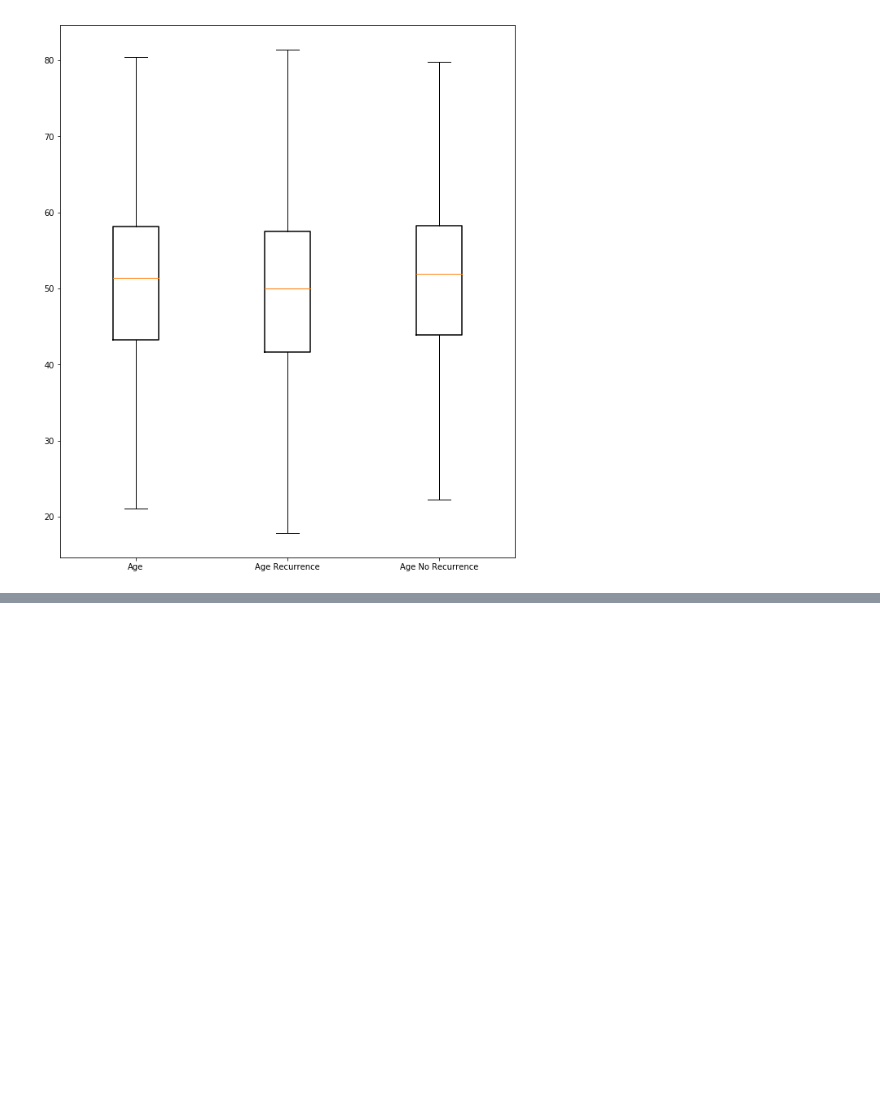
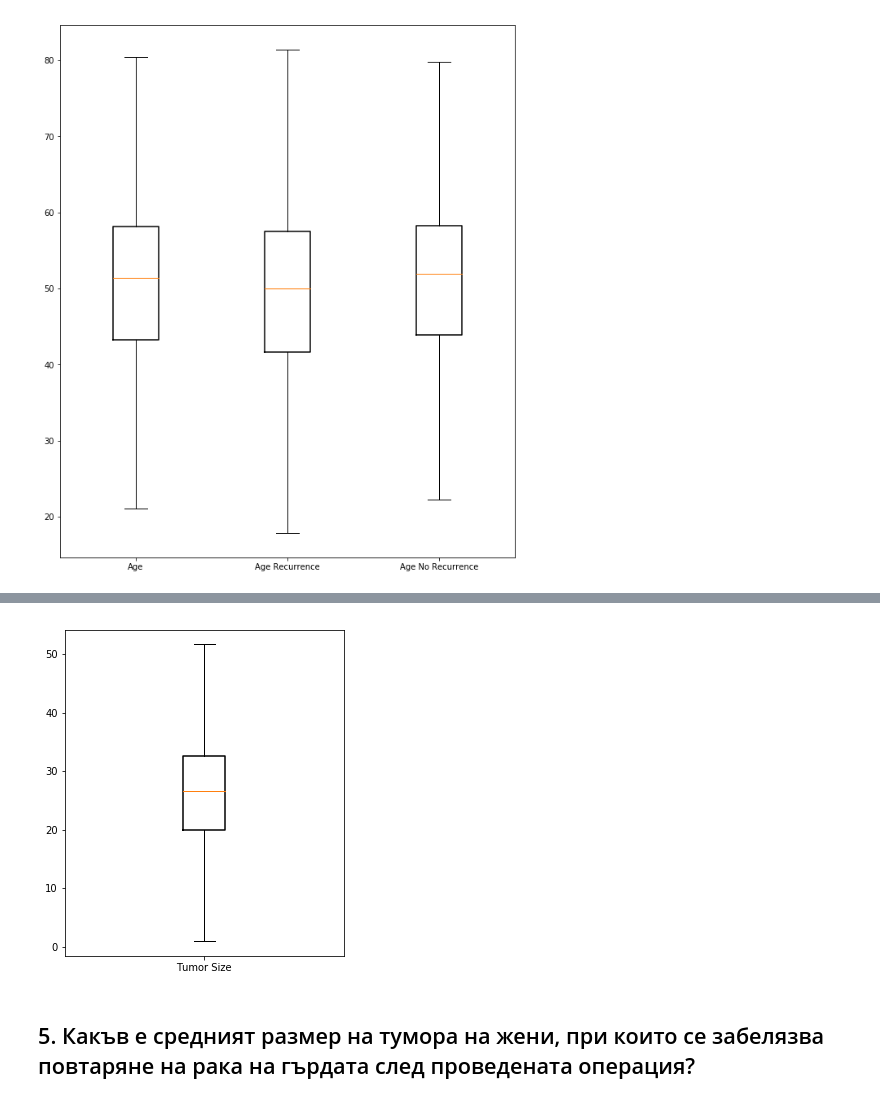
Before and after one commit to antonpetkoff/learning, a Jupyter notebook: data-mining/mini-project/analysis.ipynb, the cells around one changed output, grey strips where cells are left out. Saved outputs shown, nothing was run; the diff lists cells and outputs as text; code cells hidden in the pictures; blank space fills up the shorter version.

Commit message:
Analyze tumor size

```diff
--- a/data-mining/mini-project/analysis.ipynb
+++ b/data-mining/mini-project/analysis.ipynb
@@ -60,7 +60,7 @@ def approximate_quantile(series, quantile = 0.5):
     return L + (N - previous_cumsum) * ((H - L) / group_size)
 # %%
 def approximate_mode(series):
-    value_counts = df.age.value_counts().sort_index()
+    value_counts = series.value_counts().sort_index()
 
     mode_key = value_counts.sort_values(ascending=False).index[0]
 
@@ -195,0 +198,3 @@ plot = ax.bxp([
+# %%
+stats_tumor = get_stats(df['tumor-size'])
+print_summary(stats_tumor)
@@ -195,0 +211,6 @@ plot = ax.bxp([
+# %%
+draw_boxplot(stats_tumor, 'Tumor Size')
+# %% [output]
+[figure, added]
+# %% [markdown]
+## 5. Какъв е средният  размер на тумора на жени, при които се забелязва повтаряне на рака на гърдата след проведената операция?
```
Also changed, not shown: parts of 10 cells of this notebook.
